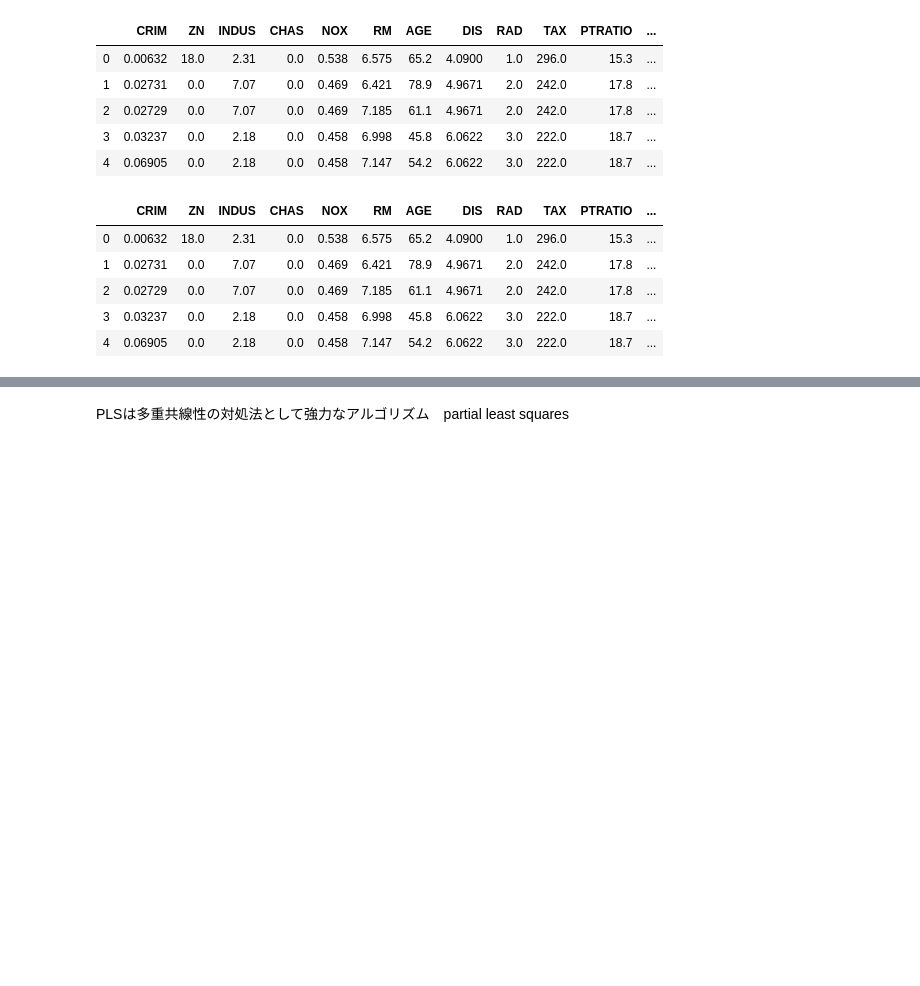
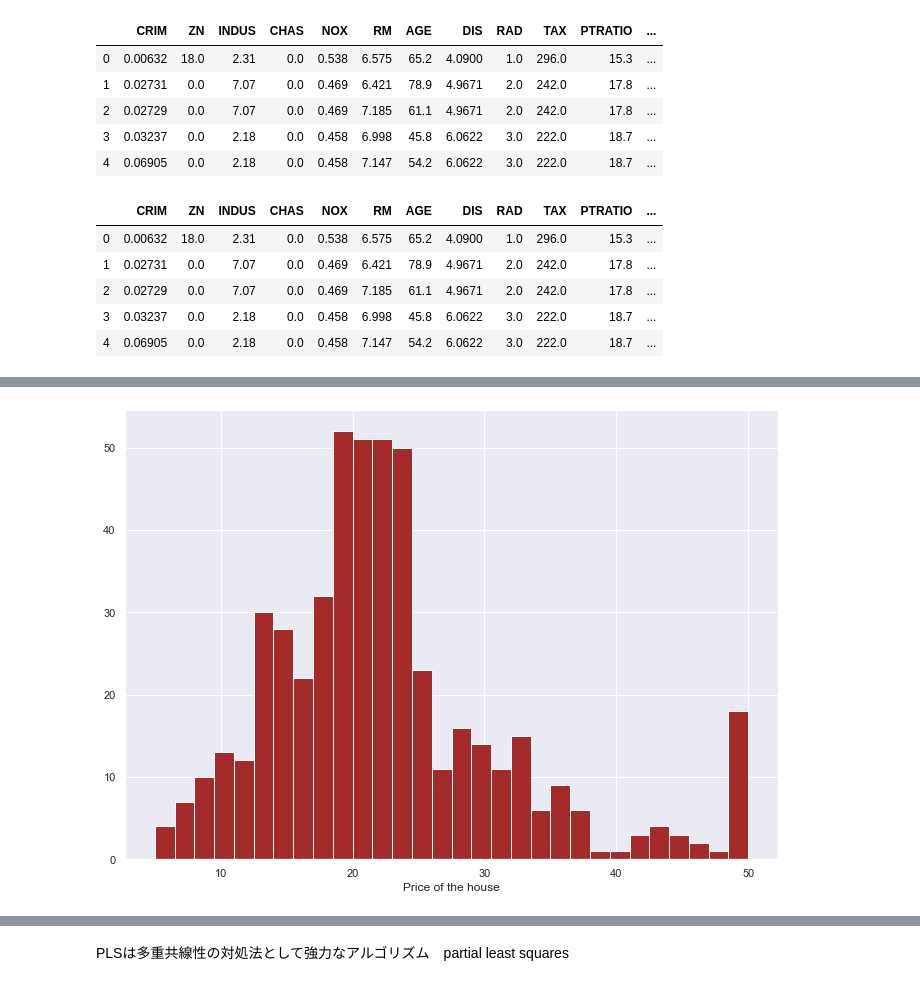
Before and after one commit to kiyokosaito/MLS-project, a Jupyter notebook: Scikit_Learn.ipynb, the cells around one changed output, grey strips where cells are left out. Saved outputs shown, nothing was run; the diff lists cells and outputs as text; code cells hidden in the pictures; blank space fills up the shorter version.

```diff
--- a/Scikit_Learn.ipynb
+++ b/Scikit_Learn.ipynb
@@ -417,0 +425,7 @@ x = df.drop(labels = ['Target'],axis=1).values
+# %%
+sns.set(rc={'figure.figsize':(11.7,8.27)})
+plt.hist(df['Target'],color ="brown", bins=30)
+plt.xlabel("Price of the house")
+plt.show()
+# %% [output]
+[figure, added]
```
Also changed, not shown: parts of 20 cells of this notebook.
